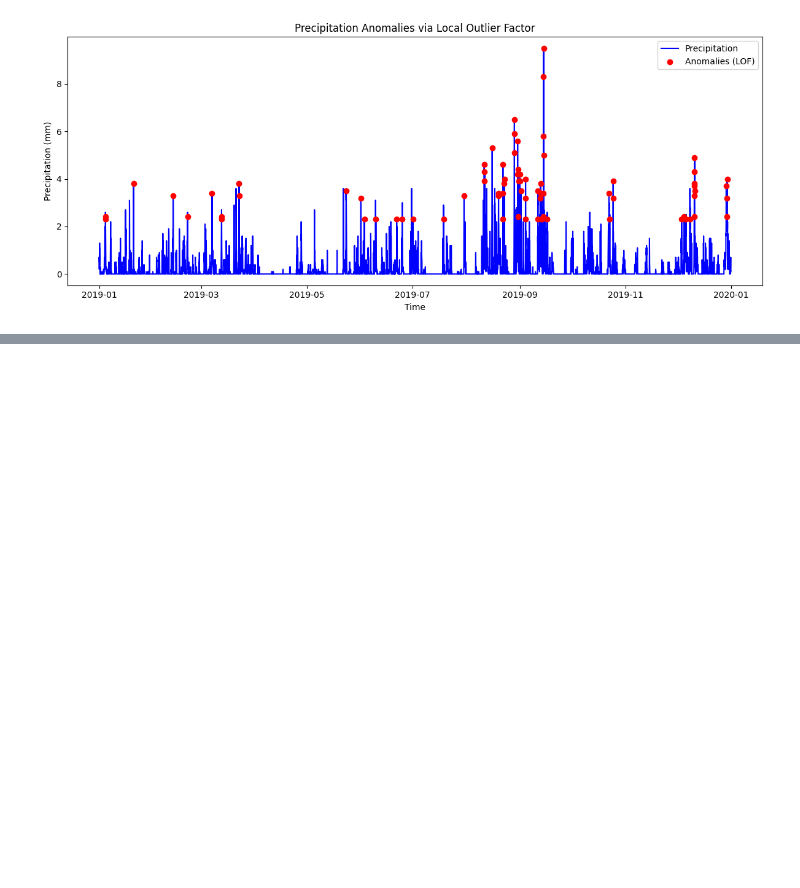
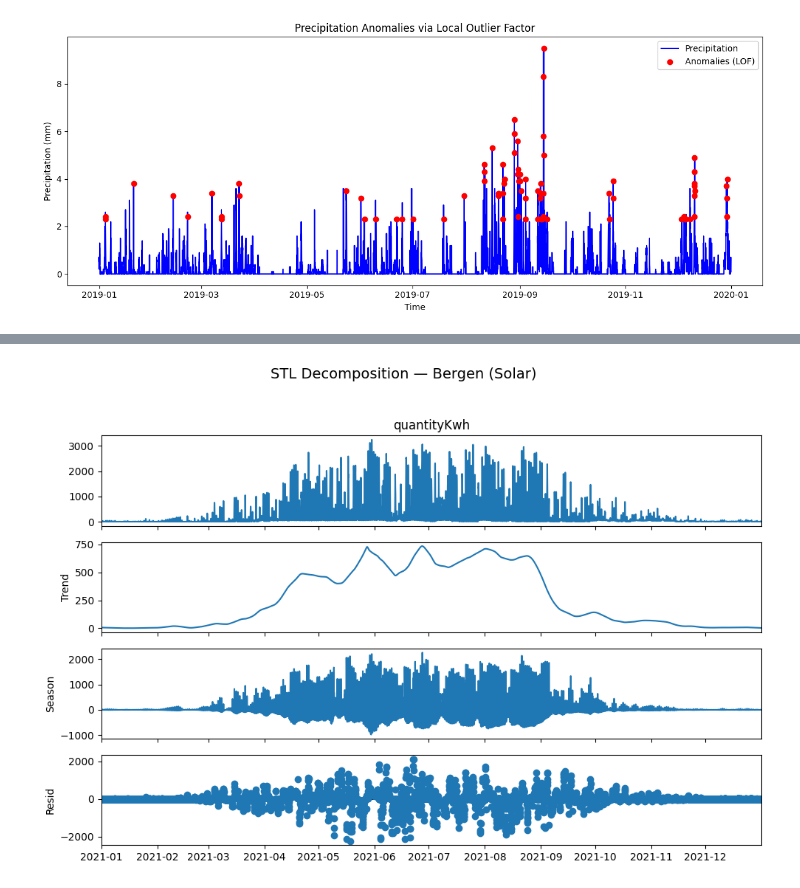
Before and after one commit to Indraadhikari/IND320_Indra, a Jupyter notebook: Part_3_Data_Quality.ipynb, the cells around one changed output, grey strips where cells are left out. Saved outputs shown, nothing was run; the diff lists cells and outputs as text; code cells hidden in the pictures; blank space fills up the shorter version.

Commit message:
Added Seasonal-Trend decomposition.

```diff
--- a/Part_3_Data_Quality.ipynb
+++ b/Part_3_Data_Quality.ipynb
@@ -5,3 +5,16 @@ This project involves analyzing data in a Jupyter Notebook and creating a multi-
 # %%
 import requests
 import pandas as pd
+# %%
+import requests
+
+headers = {
+
+}
+
+endpoint = "https://api.elhub.no/energy-data/v0/"
+entity = 'price-areas'
+dataset = "PRODUCTION_PER_GROUP_MBA_HOUR"
+#startdate = '2021-01-01T00:20:00%2B02:00'
+#enddate = '2021-01-31T23:59:59%2B02:00'
+year = 2021
@@ -8,11 +58,11 @@ import pandas as pd
 # %%
 data = {
-    "price_area": ["NO1", "NO2", "NO3", "NO4", "NO5"],
+    "priceArea": ["NO1", "NO2", "NO3", "NO4", "NO5"],
     "city": ["Oslo", "Kristiansand", "Trondheim", "Tromsø", "Bergen"],
     "latitude": [59.9127, 58.1467, 63.4305, 69.6489, 60.393],
     "longitude": [10.7461, 7.9956, 10.3951, 18.9551, 5.3242]
 }
 
-df = pd.DataFrame(data)
-print(df)
+mapping_df = pd.DataFrame(data)
+print(mapping_df)
 # %% [output]
@@ -24,0 +75,9 @@ print(df)
+# %%
+#merging two dataframe
+production_df = pd.merge(elbub_df, mapping_df, on='priceArea', how='left')
+
+# Parse and sort the time column
+production_df['startTime'] = pd.to_datetime(production_df['startTime'])
+merged_df = production_df.sort_values('startTime')
+
+production_df.tail()
@@ -242,0 +380,19 @@ mean_anomalies:3.5387499999999994
+# %%
+result, fig = stl_decomposition_by_area(
+    production_df,  # from your earlier part of the project
+    time_col='startTime',
+    value_col='quantityKwh',
+    city='Bergen',
+    group='solar',
+    period=24,       # daily cycle
+    seasonal=5,     # seasonal smoothing
+    trend=365,       # yearly smooth trend
+    robust=True
+)
+
+# You can access components as:
+trend = result.trend
+seasonal = result.seasonal
+resid = result.resid
+# %% [output]
+[figure, added]
```
Also changed, not shown: parts of 7 cells of this notebook, 1 other file.
